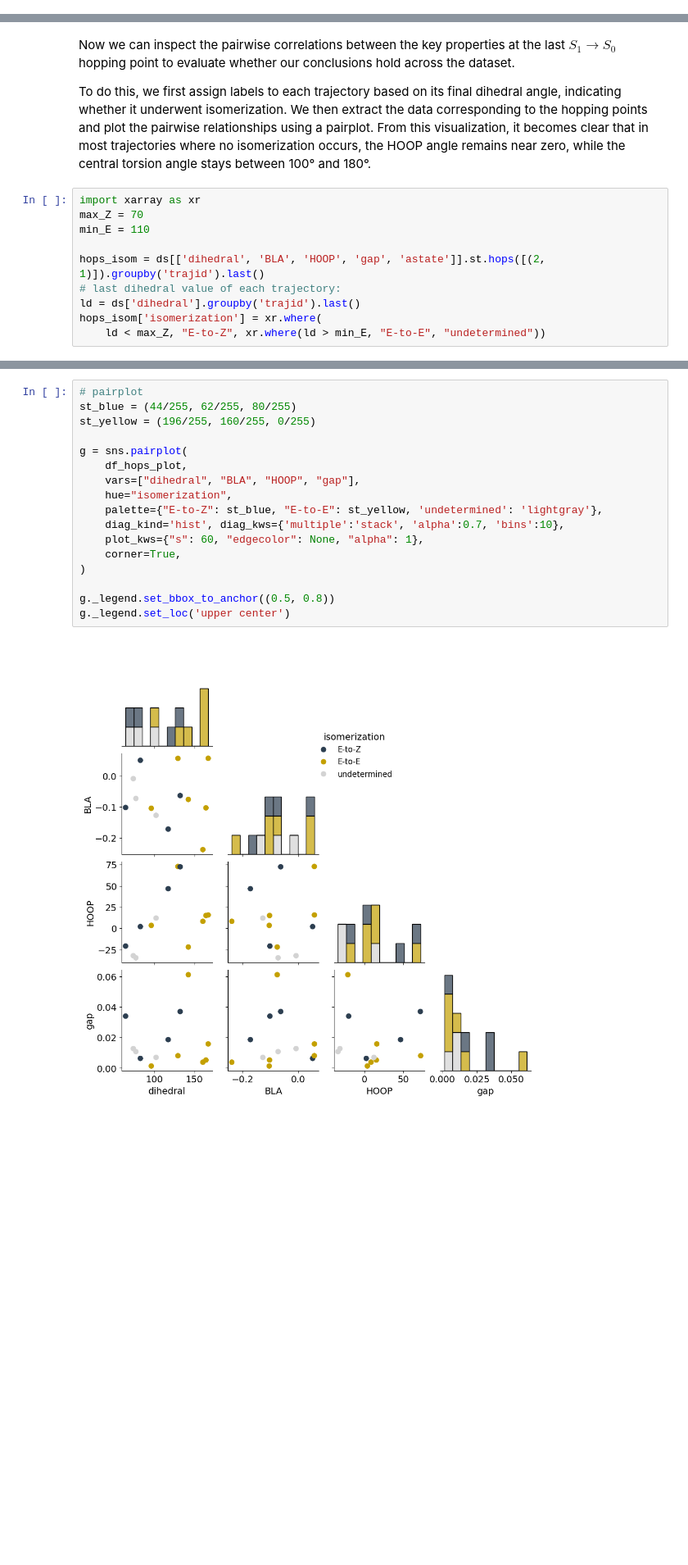
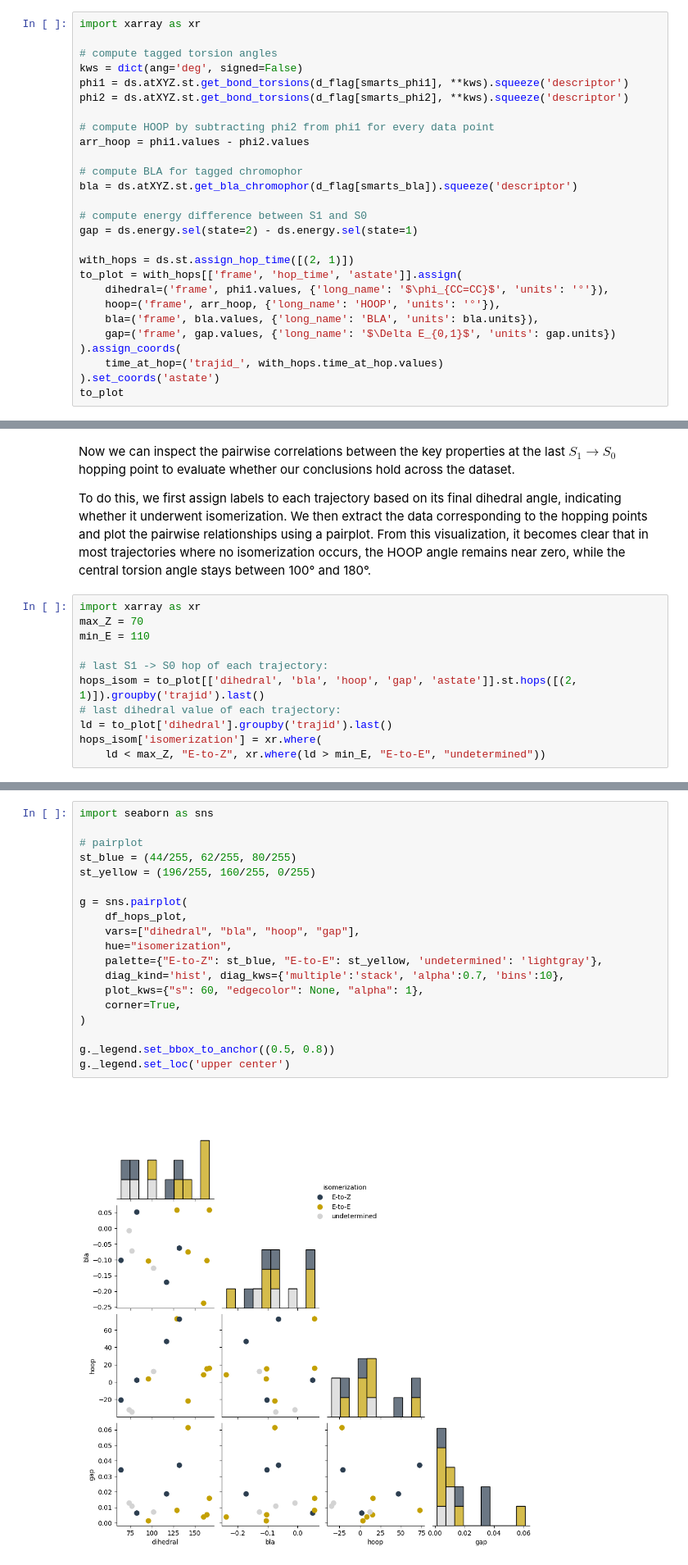
Before and after one commit to SHNITSEL/shnitsel-tools, a Jupyter notebook: tutorials/2_4_new_geo_retinal.ipynb, the cells around one changed output, grey strips where cells are left out. Shown at 82% size. Drawn from its saved outputs; the diff is of its cells as text; blank space fills up the shorter version.

```diff
--- a/tutorials/2_4_new_geo_retinal.ipynb
+++ b/tutorials/2_4_new_geo_retinal.ipynb
@@ -192,0 +157,27 @@ ds = ds.st.assign_hop_time([(2, 1)])
+# %%
+import xarray as xr
+
+# compute tagged torsion angles
+kws = dict(ang='deg', signed=False)
+phi1 = ds.atXYZ.st.get_bond_torsions(d_flag[smarts_phi1], **kws).squeeze('descriptor')
+phi2 = ds.atXYZ.st.get_bond_torsions(d_flag[smarts_phi2], **kws).squeeze('descriptor')
+
+# compute HOOP by subtracting phi2 from phi1 for every data point
+arr_hoop = phi1.values - phi2.values
+
+# compute BLA for tagged chromophor
+bla = ds.atXYZ.st.get_bla_chromophor(d_flag[smarts_bla]).squeeze('descriptor')
+
+# compute energy difference between S1 and S0
+gap = ds.energy.sel(state=2) - ds.energy.sel(state=1)
+
+with_hops = ds.st.assign_hop_time([(2, 1)])
+to_plot = with_hops[['frame', 'hop_time', 'astate']].assign(
+    dihedral=('frame', phi1.values, {'long_name': '$\phi_{CC=CC}$', 'units': '°'}),
+    hoop=('frame', arr_hoop, {'long_name': 'HOOP', 'units': '°'}),
+    bla=('frame', bla.values, {'long_name': 'BLA', 'units': bla.units}),
+    gap=('frame', gap.values, {'long_name': '$\Delta E_{0,1}$', 'units': gap.units})
+).assign_coords(
+    time_at_hop=('trajid_', with_hops.time_at_hop.values)
+).set_coords('astate')
+to_plot
@@ -470,9 +340,10 @@ import xarray as xr
 max_Z = 70
 min_E = 110
 
-hops_isom = ds[['dihedral', 'BLA', 'HOOP', 'gap', 'astate']].st.hops([(2, 1)]).groupby('trajid').last()
+# last S1 -> S0 hop of each trajectory:
+hops_isom = to_plot[['dihedral', 'bla', 'hoop', 'gap', 'astate']].st.hops([(2, 1)]).groupby('trajid').last()
 # last dihedral value of each trajectory:
-ld = ds['dihedral'].groupby('trajid').last()
+ld = to_plot['dihedral'].groupby('trajid').last()
 hops_isom['isomerization'] = xr.where(
     ld < max_Z, "E-to-Z", xr.where(ld > min_E, "E-to-E", "undetermined"))
 # %%
@@ -516,19 +368,21 @@ df_hops_plot
 # %%
+import seaborn as sns
+
 # pairplot
 st_blue = (44/255, 62/255, 80/255)
 st_yellow = (196/255, 160/255, 0/255)
 
 g = sns.pairplot(
     df_hops_plot,
-    vars=["dihedral", "BLA", "HOOP", "gap"],
+    vars=["dihedral", "bla", "hoop", "gap"],
     hue="isomerization",
     palette={"E-to-Z": st_blue, "E-to-E": st_yellow, 'undetermined': 'lightgray'},
     diag_kind='hist', diag_kws={'multiple':'stack', 'alpha':0.7, 'bins':10},
     plot_kws={"s": 60, "edgecolor": None, "alpha": 1},
     corner=True,
 )
 
 g._legend.set_bbox_to_anchor((0.5, 0.8))
 g._legend.set_loc('upper center')
 # %% [output]
-[figure, old version]
+[figure, new version]
```
Also changed, not shown: parts of 38 cells of this notebook.
